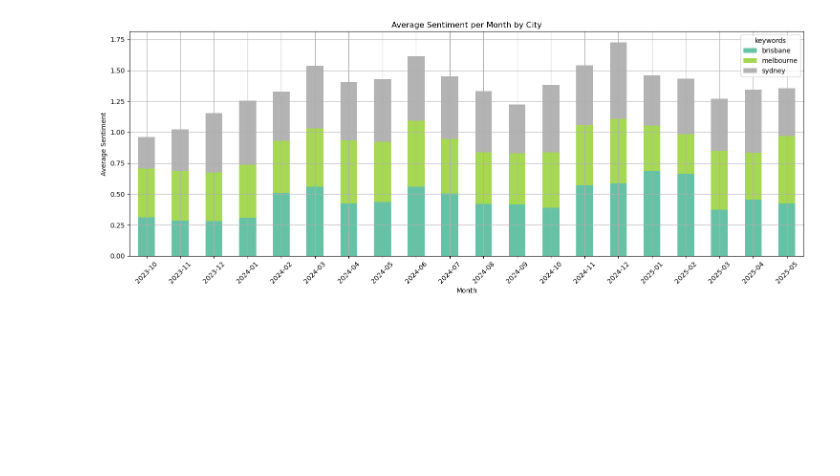
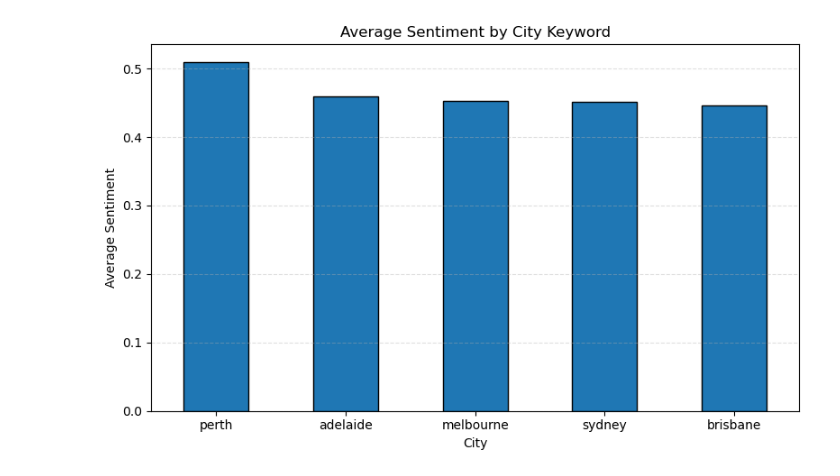
Before and after one commit to TheHQ98/social-media-analysis, a Jupyter notebook: frontend/frontend.ipynb, the cells around one changed output. Cells and saved outputs as stored; diff of their text form; code cells hidden in the pictures; blank space fills up the shorter version.

```diff
--- a/frontend/frontend.ipynb
+++ b/frontend/frontend.ipynb
@@ -11,12 +13,16 @@ payload = {
         "gas", "water", "utility", "power bill", "food", "meal", "dining", "supermarket", "shopping", "financial",
         "budget", "ripoff", "overpriced", "cheapest", "cheaper", "cheap", "struggle", "student loan", "university",
         "school", "tuition", "doctor", "hospital", "medicare", "insurance", "healthcare", "uber", "taxi",
-        "public transport", "car", "petrol", "fuel"],   # data.content
-    "tags":     [],     # data.tags
-    "keywords": [],     # keywords
-    "combine":  "or",      # "and" | "or"
-    "size":     1000,
-    "max_docs": 5000       # maximum return data
+        "public transport", "car", "petrol", "fuel"],
+    "tags":     [],
+    "keywords": ["brisbane", "melbourne", "sydney", "perth", "adelaide"],
+    "combine":  "and",
+    "size":     10000,
+    "max_docs": 500000,
+    "date_range": {
+        "from": "01-01-2023",
+        "to":   "31-12-2026"
+    }
 }
 # %%
 resp = requests.post(BASE_URL, json=payload, timeout=120)
@@ -50,39 +72,23 @@ df.head()
 # %%
-def plot_city_sentiment(df, cities=["melbourne", "sydney", "brisbane"]):
-    df["createdAt"] = pd.to_datetime(df["createdAt"], errors="coerce")
+cities = ["brisbane", "melbourne", "sydney", "perth", "adelaide"]
+df_exp = df.explode("keywords")
+df_cities = df_exp[df_exp["keywords"].isin(cities)]
+avg_sent = (
+    df_cities
+    .groupby("keywords")["sentiment"]
+    .mean()
+    .reindex(cities)
+    .sort_values(ascending=False)
+)
 
-    df["month"] = df["createdAt"].dt.to_period("M")
-
-    # 3. 展开 keywords 列（如果为 list）
-    df_exploded = df.explode("keywords")
-
-    # 4. 只保留感兴趣的城市关键词
-    df_filtered = df_exploded[df_exploded["keywords"].isin(cities)]
-
-    # 5. 计算每月每城市的平均情绪值
-    grouped = (
-        df_filtered.groupby(["month", "keywords"])["sentiment"]
-        .mean()
-        .unstack(fill_value=0)
-    )
-
-    # 6. 绘图
-    ax = grouped.plot(
-        kind="bar",
-        stacked=True,
-        figsize=(15, 6),
-        colormap="Set2"
-    )
-    ax.set_title("Average Sentiment per Month by City")
-    ax.set_ylabel("Average Sentiment")
-    ax.set_xlabel("Month")
-    plt.xticks(rotation=45)
-    plt.tight_layout()
-    plt.grid(True)
-    plt.show()
-
-    return grouped  # 如果你还想进一步处理数据
+plt.figure(figsize=(8, 5))
+avg_sent.plot(kind="bar", edgecolor="k")
+plt.title("Average Sentiment by City Keyword")
+plt.xlabel("City")
+plt.ylabel("Average Sentiment")
+plt.xticks(rotation=0)
+plt.grid(axis="y", linestyle="--", alpha=0.4)
+plt.tight_layout()
+plt.show()
+# %% [output]
+[figure, added]
-# %%
-grouped_df = plot_city_sentiment(df)
-# %% [output]
-[figure, removed]
```
Also changed, not shown: parts of 4 cells of this notebook, 1 other file.
